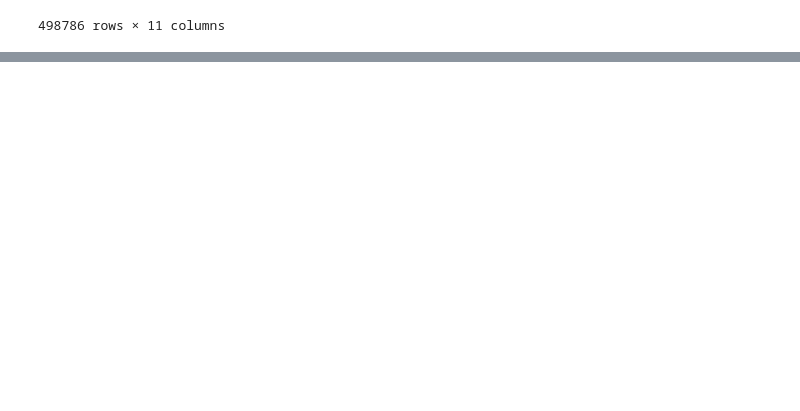
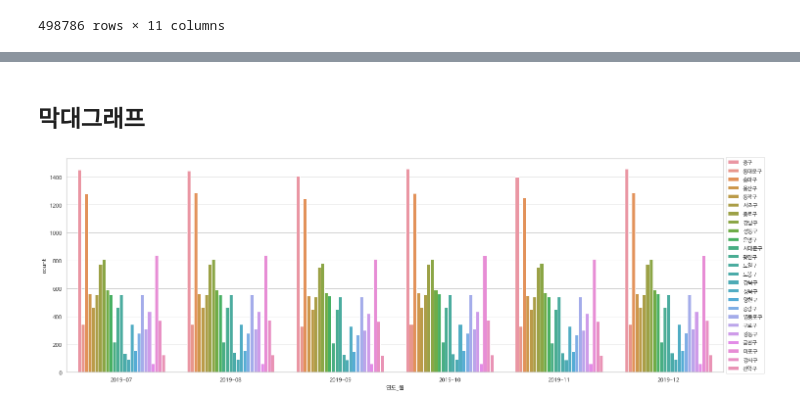
Before and after one commit to cabbi120101/End-to-end, a Jupyter notebook: 공모전공부/시각화프로젝트/대중교통(지하철데이터그래프).ipynb, the cells around one changed output, grey strips where cells are left out. Saved outputs shown, nothing was run; the diff lists cells and outputs as text; code cells hidden in the pictures; blank space fills up the shorter version.

```diff
--- a/공모전공부/시각화프로젝트/대중교통(지하철데이터그래프).ipynb
+++ b/공모전공부/시각화프로젝트/대중교통(지하철데이터그래프).ipynb
@@ -119,0 +282,3 @@ big_df
+# %%
+big_df['사용일자'] = big_df['사용일자'].astype(str)
+big_df.info()
@@ -119,0 +311,4 @@ big_df
+# %%
+# 연도_월 추가
+big_df['연도_월'] = big_df['사용일자'].apply(lambda some_str: some_str[:-3])
+big_df
@@ -119,0 +333,4 @@ big_df
+# %%
+#서울 구만 가져오
+big_df = big_df[big_df['구'].isin(['강남구', '강동구', '강북구', '강서구', '관악구', '광진구', '구로구','금천구','노원구','도봉구','동대문구','동작구','마포구','서대문구','서초구','성동구','성북구','송파구','양천구','영등포구','용산구','은평구','종로구','중구','중랑구'])]
+big_df
@@ -119,0 +351,4 @@ big_df
+# %%
+#2019데이터만 가져옴
+df_2019 = big_df.loc[big_df['연도'] == '2019']
+df_2019.head()
@@ -119,0 +406,2 @@ big_df
+# %% [markdown]
+## 막대그래프
@@ -119,0 +410,18 @@ big_df
+# %%
+# sns.set_style('whitegrid')
+sns.set(font="NanumBarunGothic",
+        # rc={"axes.unicode_minus":False},
+        style='whitegrid')
+plt.figure(figsize=(24,8))
+sns.countplot(
+    x='연도_월',
+    hue='구',
+
+    data=df_2019.sort_values(['연도_월'])
+)
+plt.legend(loc='center left', bbox_to_anchor=(1,0.5))
+#그래프 저장
+plt.savefig('/content/data/2019승차자.png',dpi=100)
+plt.show()
+# %% [output]
+[figure, added]
```
Also changed, not shown: parts of 50 cells of this notebook.
